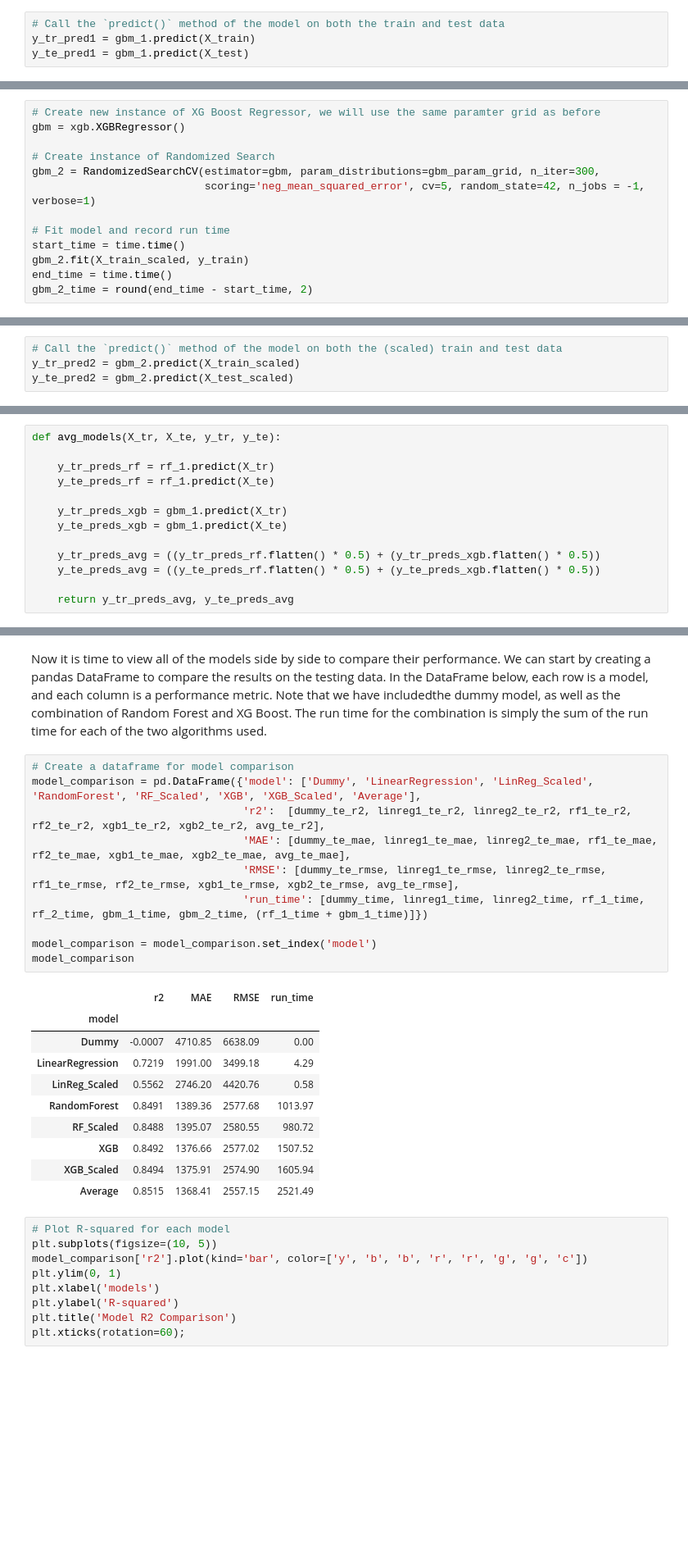
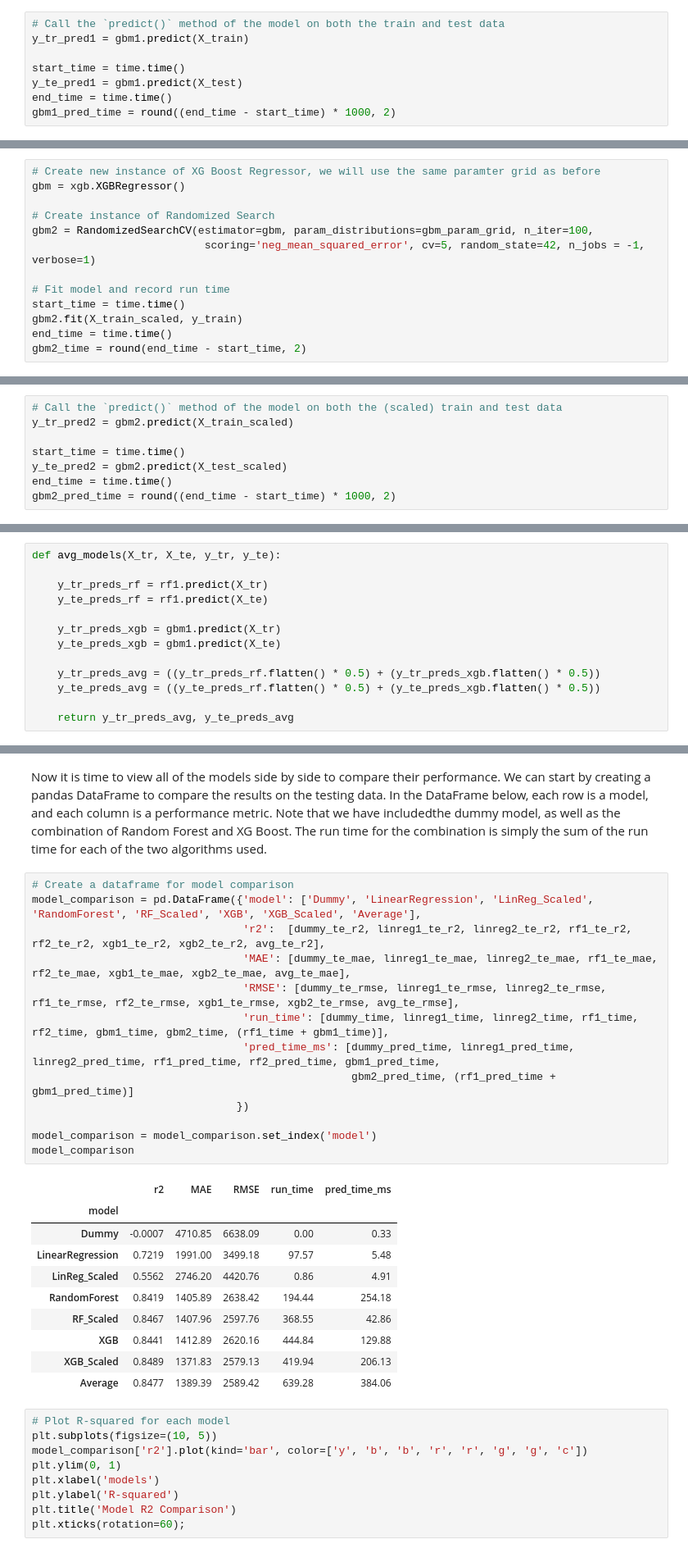
Before and after one commit to robbywalker823/Springboard, a Jupyter notebook: Capstone_2/Cap_2_modeling.ipynb, the cells around one changed output, grey strips where cells are left out. Shown at 82% size. Drawn from its saved outputs; the diff is of its cells as text; blank space fills up the shorter version.

Commit message:
updated modeling

```diff
--- a/Capstone_2/Cap_2_modeling.ipynb
+++ b/Capstone_2/Cap_2_modeling.ipynb
@@ -578,4 +610,8 @@ runtime: 1507.52 sec
 # %%
 # Call the `predict()` method of the model on both the train and test data
-y_tr_pred1 = gbm_1.predict(X_train)
-y_te_pred1 = gbm_1.predict(X_test)
+y_tr_pred1 = gbm1.predict(X_train)
+
+start_time = time.time()
+y_te_pred1 = gbm1.predict(X_test)
+end_time = time.time()
+gbm1_pred_time = round((end_time - start_time) * 1000, 2)
@@ -637,12 +678,12 @@ Finally, we will use an XG Boost Regressor with the scaled data to see if there
 gbm = xgb.XGBRegressor()
 
 # Create instance of Randomized Search
-gbm_2 = RandomizedSearchCV(estimator=gbm, param_distributions=gbm_param_grid, n_iter=300,
+gbm2 = RandomizedSearchCV(estimator=gbm, param_distributions=gbm_param_grid, n_iter=100,
                            scoring='neg_mean_squared_error', cv=5, random_state=42, n_jobs = -1, verbose=1)
 
 # Fit model and record run time
 start_time = time.time()
-gbm_2.fit(X_train_scaled, y_train)
+gbm2.fit(X_train_scaled, y_train)
 end_time = time.time()
-gbm_2_time = round(end_time - start_time, 2)
+gbm2_time = round(end_time - start_time, 2)
 # %% [output]
@@ -675,4 +714,8 @@ runtime: 1605.94 sec
 # %%
 # Call the `predict()` method of the model on both the (scaled) train and test data
-y_tr_pred2 = gbm_2.predict(X_train_scaled)
-y_te_pred2 = gbm_2.predict(X_test_scaled)
+y_tr_pred2 = gbm2.predict(X_train_scaled)
+
+start_time = time.time()
+y_te_pred2 = gbm2.predict(X_test_scaled)
+end_time = time.time()
+gbm2_pred_time = round((end_time - start_time) * 1000, 2)
@@ -734,11 +782,11 @@ In recent years some of the models that have been most successful have actually
 # %%
 def avg_models(X_tr, X_te, y_tr, y_te):
 
-    y_tr_preds_rf = rf_1.predict(X_tr)
-    y_te_preds_rf = rf_1.predict(X_te)
+    y_tr_preds_rf = rf1.predict(X_tr)
+    y_te_preds_rf = rf1.predict(X_te)
 
-    y_tr_preds_xgb = gbm_1.predict(X_tr)
-    y_te_preds_xgb = gbm_1.predict(X_te)
+    y_tr_preds_xgb = gbm1.predict(X_tr)
+    y_te_preds_xgb = gbm1.predict(X_te)
 
     y_tr_preds_avg = ((y_tr_preds_rf.flatten() * 0.5) + (y_tr_preds_xgb.flatten() * 0.5))
     y_te_preds_avg = ((y_te_preds_rf.flatten() * 0.5) + (y_te_preds_xgb.flatten() * 0.5))
@@ -793,24 +841,27 @@ Now it is time to view all of the models side by side to compare their performan
 # %%
 # Create a dataframe for model comparison
 model_comparison = pd.DataFrame({'model': ['Dummy', 'LinearRegression', 'LinReg_Scaled', 'RandomForest', 'RF_Scaled', 'XGB', 'XGB_Scaled', 'Average'],
                                  'r2':  [dummy_te_r2, linreg1_te_r2, linreg2_te_r2, rf1_te_r2, rf2_te_r2, xgb1_te_r2, xgb2_te_r2, avg_te_r2],
                                  'MAE': [dummy_te_mae, linreg1_te_mae, linreg2_te_mae, rf1_te_mae, rf2_te_mae, xgb1_te_mae, xgb2_te_mae, avg_te_mae],
                                  'RMSE': [dummy_te_rmse, linreg1_te_rmse, linreg2_te_rmse, rf1_te_rmse, rf2_te_rmse, xgb1_te_rmse, xgb2_te_rmse, avg_te_rmse],
-                                 'run_time': [dummy_time, linreg1_time, linreg2_time, rf_1_time, rf_2_time, gbm_1_time, gbm_2_time, (rf_1_time + gbm_1_time)]})
+                                 'run_time': [dummy_time, linreg1_time, linreg2_time, rf1_time, rf2_time, gbm1_time, gbm2_time, (rf1_time + gbm1_time)],
+                                 'pred_time_ms': [dummy_pred_time, linreg1_pred_time, linreg2_pred_time, rf1_pred_time, rf2_pred_time, gbm1_pred_time,
+                                                  gbm2_pred_time, (rf1_pred_time + gbm1_pred_time)]
+                                })
 
 model_comparison = model_comparison.set_index('model')
 model_comparison
 # %% [output]
-|  | r2 | MAE | RMSE | run_time |
-| model |  |  |  |  |
-| Dummy | -0.0007 | 4710.85 | 6638.09 | 0.00 |
-| LinearRegression | 0.7219 | 1991.00 | 3499.18 | 4.29 |
-| LinReg_Scaled | 0.5562 | 2746.20 | 4420.76 | 0.58 |
-| RandomForest | 0.8491 | 1389.36 | 2577.68 | 1013.97 |
-| RF_Scaled | 0.8488 | 1395.07 | 2580.55 | 980.72 |
-| XGB | 0.8492 | 1376.66 | 2577.02 | 1507.52 |
-| XGB_Scaled | 0.8494 | 1375.91 | 2574.90 | 1605.94 |
-| Average | 0.8515 | 1368.41 | 2557.15 | 2521.49 |
+|  | r2 | MAE | RMSE | run_time | pred_time_ms |
+| model |  |  |  |  |  |
+| Dummy | -0.0007 | 4710.85 | 6638.09 | 0.00 | 0.33 |
+| LinearRegression | 0.7219 | 1991.00 | 3499.18 | 97.57 | 5.48 |
+| LinReg_Scaled | 0.5562 | 2746.20 | 4420.76 | 0.86 | 4.91 |
+| RandomForest | 0.8419 | 1405.89 | 2638.42 | 194.44 | 254.18 |
+| RF_Scaled | 0.8467 | 1407.96 | 2597.76 | 368.55 | 42.86 |
+| XGB | 0.8441 | 1412.89 | 2620.16 | 444.84 | 129.88 |
+| XGB_Scaled | 0.8489 | 1371.83 | 2579.13 | 419.94 | 206.13 |
+| Average | 0.8477 | 1389.39 | 2589.42 | 639.28 | 384.06 |
 # %%
 # Plot R-squared for each model
 plt.subplots(figsize=(10, 5))
```
Also changed, not shown: parts of 68 cells of this notebook, 1 other file.
